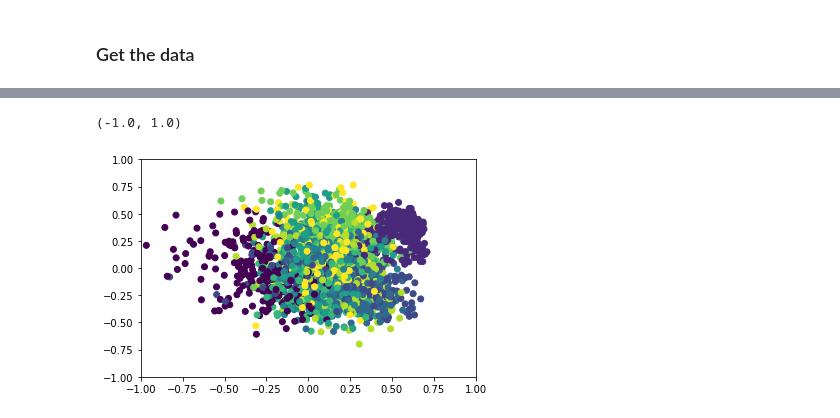
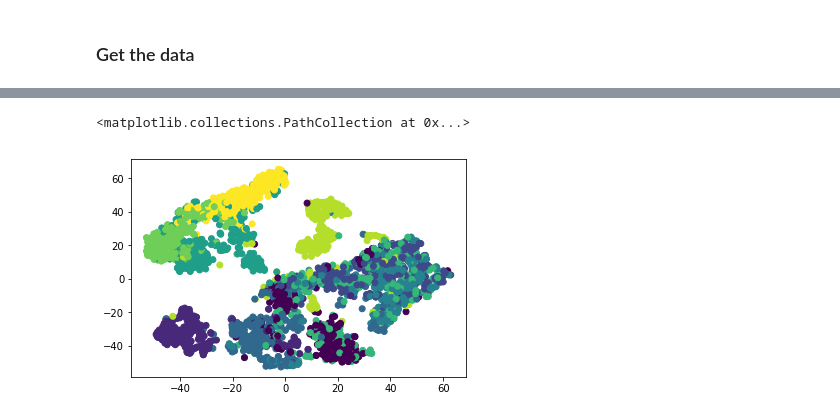
Before and after one commit to dalessioluca/Clustering, a Jupyter notebook: VAE_no_latent_structure.ipynb, the cells around one changed output, grey strips where cells are left out. Cells and saved outputs as stored; diff of their text form; code cells hidden in the pictures.

```diff
--- a/VAE_no_latent_structure.ipynb
+++ b/VAE_no_latent_structure.ipynb
@@ -162,7 +110,7 @@ if(smoke_test):
 else:
     pyro.enable_validation(False)
     pyro.distributions.enable_validation(False)
-    NUM_EPOCHS = 10001
+    NUM_EPOCHS = 101
 
 # setup the optimizer
 adam_args = {"lr": 1.0e-4}
@@ -181,7 +129,7 @@ save_obj(params,write_dir,"params_no_structure_v1_")
 
 
 # training loop
-for epoch in range(10,NUM_EPOCHS):
+for epoch in range(47,NUM_EPOCHS):
     vae.train()
     loss = train(svi,trainloader,use_cuda=params['use_cuda'])
     loss_train_history.append(loss)
@@ -192,7 +140,7 @@ for epoch in range(10,NUM_EPOCHS):
         save_obj(loss_train_history,write_dir,name_train_loss+str(epoch))
         save_obj(loss_test_history,write_dir,name_test_loss+str(epoch))
 
-    if(epoch % 5 ==0):
+    if(epoch % TEST_FREQUENCY ==0):
         vae.eval()
         loss_test = evaluate(svi,testloader,use_cuda=params['use_cuda'])
         loss_test_history.append(loss_test)
@@ -201,6 +149,6 @@ for epoch in range(10,NUM_EPOCHS):
             save_model(vae,write_dir,name_vae+str(epoch))
             save_obj(loss_train_history,write_dir,name_train_loss+str(epoch))
             save_obj(loss_test_history,write_dir,name_test_loss+str(epoch))
-            print("[epoch %03d]  test loss: %.4f --New Record--" % (epoch, loss))
+            print("[epoch %03d]  test loss: %.4f --New Record--" % (epoch, loss_test))
         else:
-            print("[epoch %03d]  test loss: %.4f" % (epoch, loss))
+            print("[epoch %03d]  test loss: %.4f" % (epoch, loss_test))
@@ -218,26 +192,29 @@ plt.show()
-# %%
-# compute the embedding
-
-z = torch.empty([1, params['Z_DIM']])
-labels = torch.empty(1)
-
-for data in testloader:
-
-    if z.shape[0] >= 3000:
-        break
-
-    imgs,labs = data
-    if(params['use_cuda']):
-        imgs=imgs.cuda()
-    z_mu_tmp, z_std_tmp = vae.encoder(imgs)
-
-    z = torch.cat((z,z_mu_tmp.detach().cpu().numpy()),dim=0)
-    labels = torch.cat((labels, labs.numpy()),dim=0)
-
-
-plt.scatter(z[:,0],z[:,1],c=labels)
-plt.xlim(-1.0,1.0)
-plt.ylim(-1.0,1.0)
-# %% [output]
-(-1.0, 1.0)
-[figure, removed]
+# %%
+# compute the embedding
+
+for i,data in enumerate(testloader):
+    imgs,labs = data
+    if(params['use_cuda']):
+        imgs=imgs.cuda()
+    z_mu_tmp, z_std_tmp = vae.encoder(imgs)
+
+    if(i==0):
+        x_np = imgs.view(imgs.shape[0],-1).detach().cpu().numpy()
+        z_np = z_mu_tmp.detach().cpu().numpy()
+        labels = labs.numpy()
+    else:
+        x_np = np.concatenate((x_np,imgs.view(imgs.shape[0],-1).detach().cpu().numpy()),axis=0)
+        z_np = np.concatenate((z_np,z_mu_tmp.detach().cpu().numpy()),axis=0)
+        labels = np.concatenate((labels, labs.numpy()),axis=0)
+
+    if z_np.shape[0] >= 3000:
+        break
+# %%
+x_tsne = TSNE(n_components=2).fit_transform(x_np)
+# %%
+plt.scatter(x_tsne[:,0],x_tsne[:,1],c=labels)
+#plt.xlim(-1.0,1.0)
+#plt.ylim(-1.0,1.0)
+# %% [output]
+<matplotlib.collections.PathCollection at 0x...>
+[figure, added]
```
Also changed, not shown: parts of 16 cells of this notebook, 3 other files.
